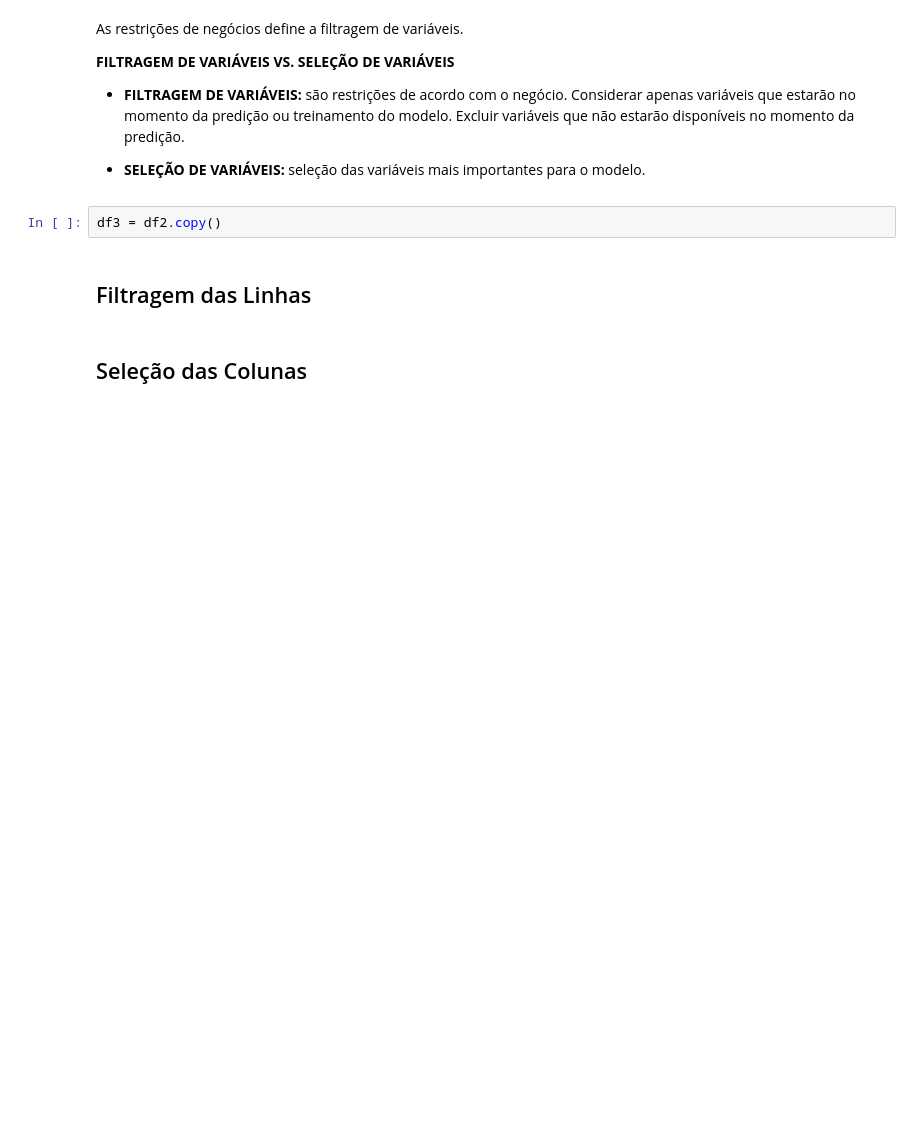
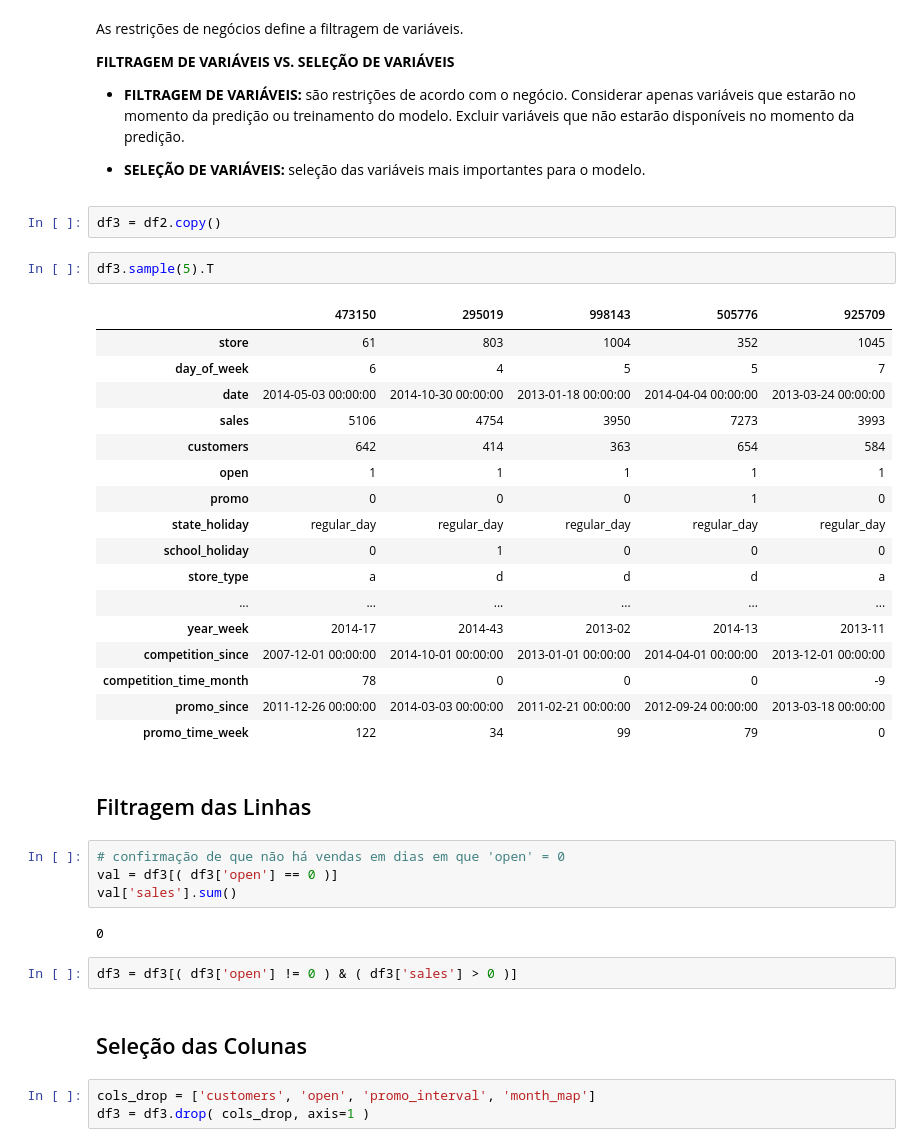
Before and after one commit to ricardosilvabr/rossmann-predict-sales, a Jupyter notebook: notebooks/v1_store_sales_prediction.ipynb, the cells around one changed output. Saved outputs shown, nothing was run; the diff lists cells and outputs as text; blank space fills up the shorter version.

```diff
--- a/notebooks/v1_store_sales_prediction.ipynb
+++ b/notebooks/v1_store_sales_prediction.ipynb
@@ -681,7 +681,38 @@ As restrições de negócios define a filtragem de variáveis.
 - **SELEÇÃO DE VARIÁVEIS:** seleção das variáveis mais importantes para o modelo.
 # %%
 df3 = df2.copy()
+# %%
+df3.sample(5).T
+# %% [output]
+|  | 473150 | 295019 | 998143 | 505776 | 925709 |
+| store | 61 | 803 | 1004 | 352 | 1045 |
+| day_of_week | 6 | 4 | 5 | 5 | 7 |
+| date | 2014-05-03 00:00:00 | 2014-10-30 00:00:00 | 2013-01-18 00:00:00 | 2014-04-04 00:00:00 | 2013-03-24 00:00:00 |
+| sales | 5106 | 4754 | 3950 | 7273 | 3993 |
+| customers | 642 | 414 | 363 | 654 | 584 |
+| open | 1 | 1 | 1 | 1 | 1 |
+| promo | 0 | 0 | 0 | 1 | 0 |
+| state_holiday | regular_day | regular_day | regular_day | regular_day | regular_day |
+| school_holiday | 0 | 1 | 0 | 0 | 0 |
+| store_type | a | d | d | d | a |
+| ... | ... | ... | ... | ... | ... |
+| year_week | 2014-17 | 2014-43 | 2013-02 | 2014-13 | 2013-11 |
+| competition_since | 2007-12-01 00:00:00 | 2014-10-01 00:00:00 | 2013-01-01 00:00:00 | 2014-04-01 00:00:00 | 2013-12-01 00:00:00 |
+| competition_time_month | 78 | 0 | 0 | 0 | -9 |
+| promo_since | 2011-12-26 00:00:00 | 2014-03-03 00:00:00 | 2011-02-21 00:00:00 | 2012-09-24 00:00:00 | 2013-03-18 00:00:00 |
+| promo_time_week | 122 | 34 | 99 | 79 | 0 |
 # %% [markdown]
 ## Filtragem das Linhas
+# %%
+# confirmação de que não há vendas em dias em que 'open' = 0
+val = df3[( df3['open'] == 0 )]
+val['sales'].sum()
+# %% [output]
+0
+# %%
+df3 = df3[( df3['open'] != 0 ) & ( df3['sales'] > 0 )]
 # %% [markdown]
 ## Seleção das Colunas
+# %%
+cols_drop = ['customers', 'open', 'promo_interval', 'month_map']
+df3 = df3.drop( cols_drop, axis=1 )
```
Also changed, not shown: parts of 1 cell of this notebook.
